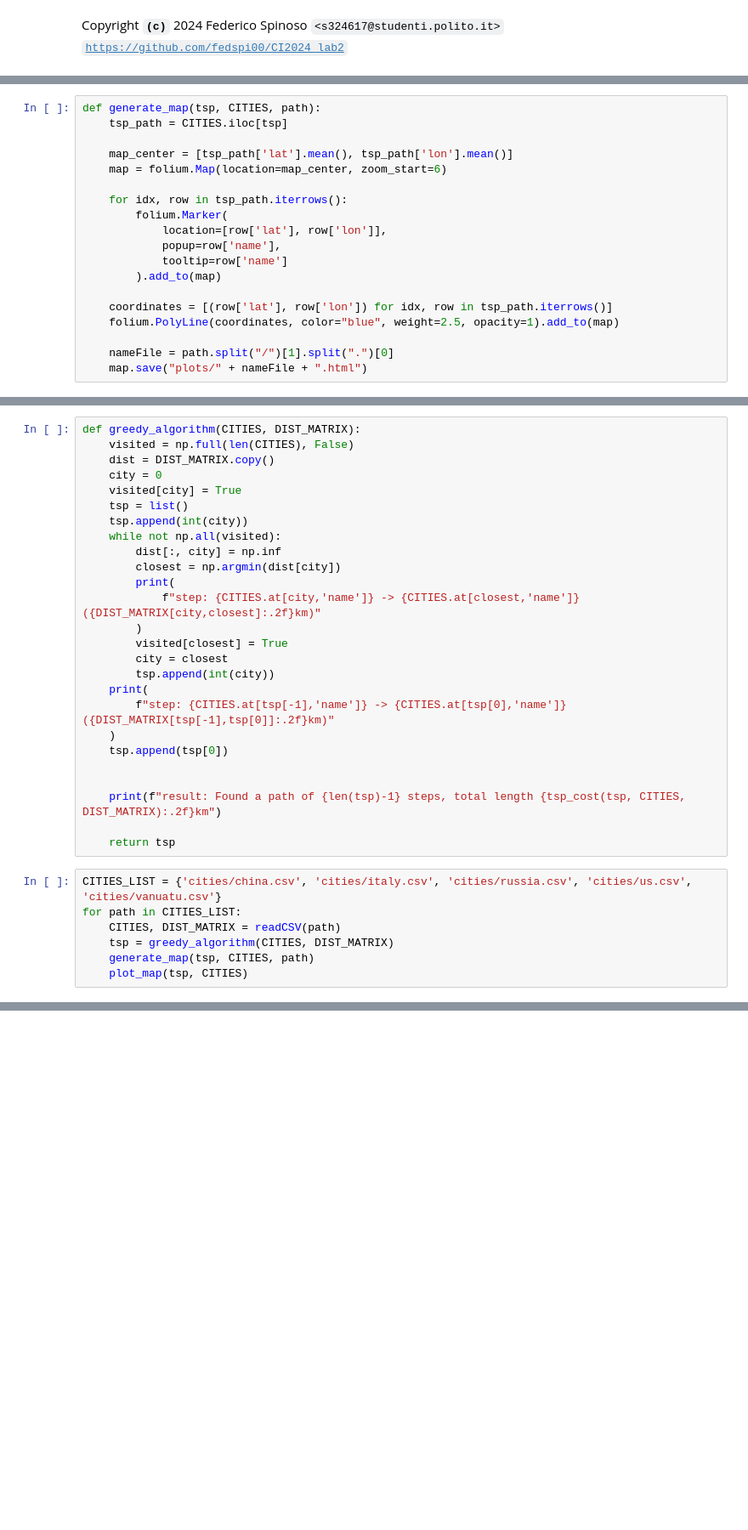
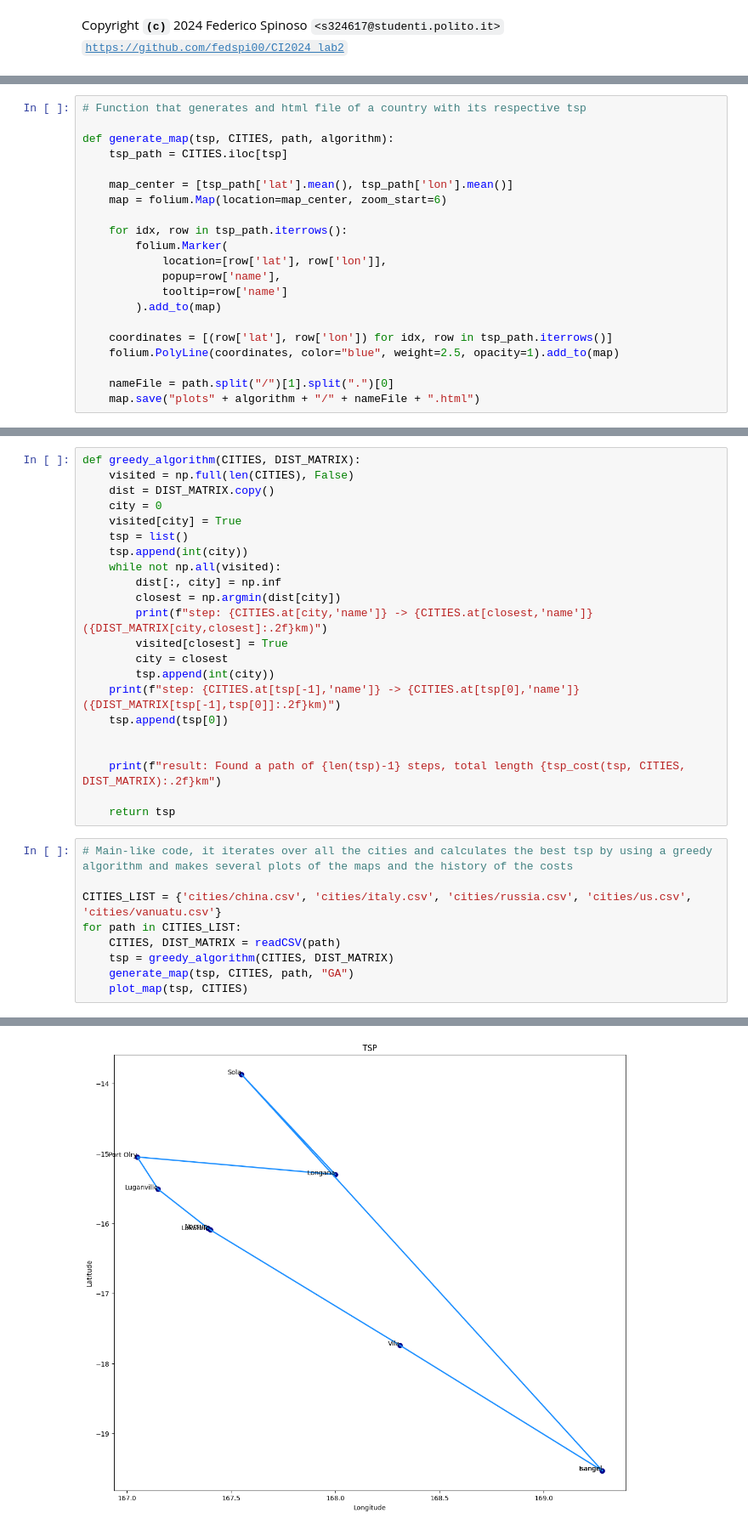
Before and after one commit to fedspi00/CI2024_lab2, a Jupyter notebook: myTSP.ipynb, the cells around one changed output, grey strips where cells are left out. Shown at 85% size. Cells and saved outputs as stored; diff of their text form; blank space fills up the shorter version.

```diff
--- a/myTSP.ipynb
+++ b/myTSP.ipynb
@@ -35,6 +41,8 @@ def tsp_cost(tsp, CITIES, DIST_MATRIX):
     return tot_cost
 # %%
-def generate_map(tsp, CITIES, path):
+# Function that generates and html file of a country with its respective tsp
+
+def generate_map(tsp, CITIES, path, algorithm):
     tsp_path = CITIES.iloc[tsp]
 
     map_center = [tsp_path['lat'].mean(), tsp_path['lon'].mean()]
@@ -51,5 +59,5 @@ def generate_map(tsp, CITIES, path):
     folium.PolyLine(coordinates, color="blue", weight=2.5, opacity=1).add_to(map)
 
     nameFile = path.split("/")[1].split(".")[0]
-    map.save("plots/" + nameFile + ".html")
+    map.save("plots" + algorithm + "/" + nameFile + ".html")
 # %%
@@ -84,15 +106,11 @@ def greedy_algorithm(CITIES, DIST_MATRIX):
     while not np.all(visited):
         dist[:, city] = np.inf
         closest = np.argmin(dist[city])
-        print(
-            f"step: {CITIES.at[city,'name']} -> {CITIES.at[closest,'name']} ({DIST_MATRIX[city,closest]:.2f}km)"
-        )
+        print(f"step: {CITIES.at[city,'name']} -> {CITIES.at[closest,'name']} ({DIST_MATRIX[city,closest]:.2f}km)")
         visited[closest] = True
         city = closest
         tsp.append(int(city))
-    print(
-        f"step: {CITIES.at[tsp[-1],'name']} -> {CITIES.at[tsp[0],'name']} ({DIST_MATRIX[tsp[-1],tsp[0]]:.2f}km)"
-    )
+    print(f"step: {CITIES.at[tsp[-1],'name']} -> {CITIES.at[tsp[0],'name']} ({DIST_MATRIX[tsp[-1],tsp[0]]:.2f}km)")
     tsp.append(tsp[0])
 
 
@@ -100,10 +118,12 @@ def greedy_algorithm(CITIES, DIST_MATRIX):
 
     return tsp
 # %%
+# Main-like code, it iterates over all the cities and calculates the best tsp by using a greedy algorithm and makes several plots of the maps and the history of the costs
+
 CITIES_LIST = {'cities/china.csv', 'cities/italy.csv', 'cities/russia.csv', 'cities/us.csv', 'cities/vanuatu.csv'}
 for path in CITIES_LIST:
     CITIES, DIST_MATRIX = readCSV(path)
     tsp = greedy_algorithm(CITIES, DIST_MATRIX)
-    generate_map(tsp, CITIES, path)
+    generate_map(tsp, CITIES, path, "GA")
     plot_map(tsp, CITIES)
 # %% [output]
@@ -186,0 +211 @@ result: Found a path of 46 steps, total length 4436.03km
+[figure, added]
```
Also changed, not shown: parts of 16 cells of this notebook, 17 other files.
